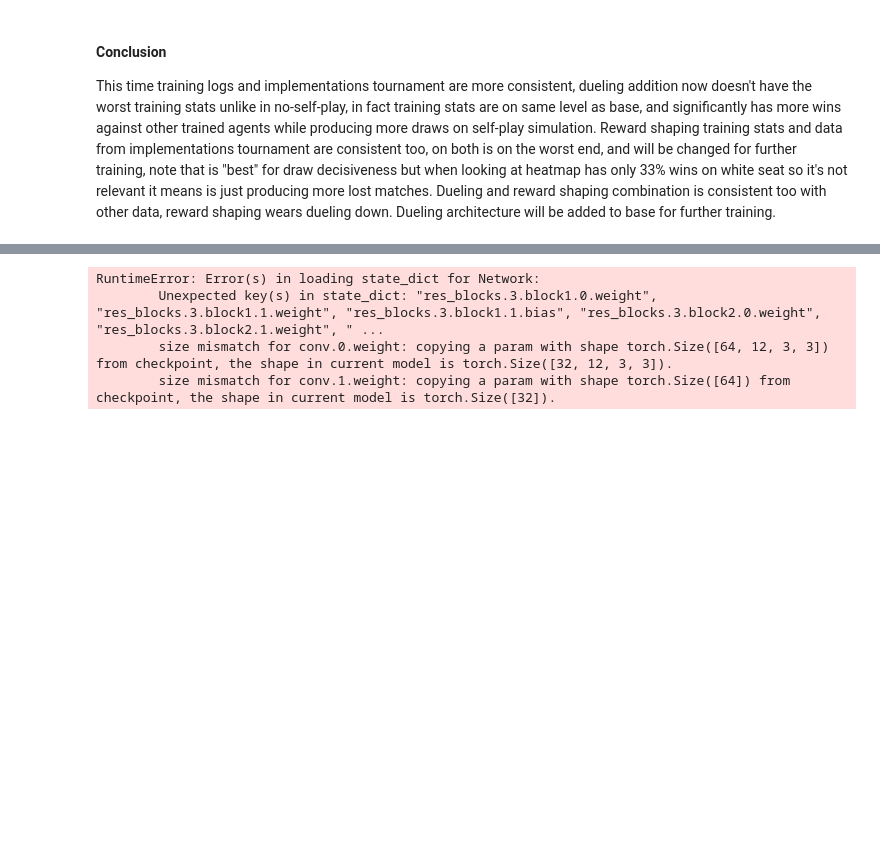
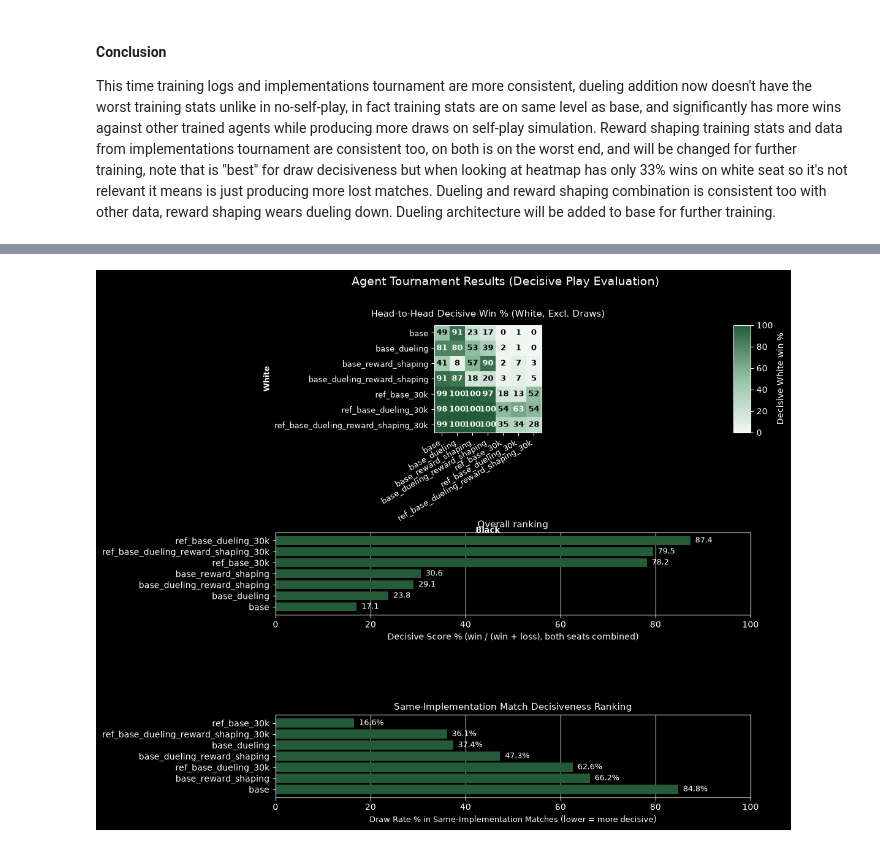
Before and after one commit to print-Aleksandar/ABS_SQaT_Grenight, a Jupyter notebook: src/API&Environment&Agent/agent/analytics/verS1.ipynb, the cells around one changed output, grey strips where cells are left out. Drawn from its saved outputs; the diff is of its cells as text; code cells hidden in the pictures; blank space fills up the shorter version.

```diff
--- a/src/API&Environment&Agent/agent/analytics/verS1.ipynb
+++ b/src/API&Environment&Agent/agent/analytics/verS1.ipynb
@@ -190,66 +414,70 @@ This time training logs and implementations tournament are more consistent, duel
 # %%
 env = GrenightEnvironment(is_canonical_version=True)
 
-num_planes = env.state_encoder.num_planes
-num_actions = env.action_encoder.num_actions
-
 Base = GrenightAgent(
     True, True, False, True,
-    12, ROWS, COLUMNS, num_actions
+    12, ROWS, COLUMNS, 420
 )
 load_checkpoint(Base, "S110110", 10_000)
 
 BaseDueling = GrenightAgent(
     True, True, True, True,
-    12, ROWS, COLUMNS, num_actions
+    12, ROWS, COLUMNS, 420
 )
 load_checkpoint(BaseDueling, "S111110", 10_000)
 
 BaseRewardShaping = GrenightAgent(
     True, True, False, True,
-    12, ROWS, COLUMNS, num_actions
+    12, ROWS, COLUMNS, 420
 )
 load_checkpoint(BaseRewardShaping, "S110111", 10_000)
 
 BaseDuelingRewardShaping = GrenightAgent(
     True, True, True, True,
-    12, ROWS, COLUMNS, num_actions
+    12, ROWS, COLUMNS, 420
 )
 load_checkpoint(BaseDuelingRewardShaping, "S111111", 10_000)
 
-re = GrenightAgent(
+ref_base_30k = GrenightAgent(
+    True, True, False, True,
+    10, ROWS, COLUMNS, 420
+)
+load_checkpoint(ref_base_30k, "S110110R", 30_000)
+
+ref_base_dueling_30k = GrenightAgent(
     True, True, True, True,
-    10, ROWS, COLUMNS, num_actions
+    10, ROWS, COLUMNS, 420
 )
-load_checkpoint(Refactored, "S111111R", 10_000)
+load_checkpoint(ref_base_dueling_30k, "S111110R", 30_000)
+
+ref_base_dueling_reward_shaping_30k = GrenightAgent(
+    True, True, True, True,
+    10, ROWS, COLUMNS, 420
+)
+load_checkpoint(ref_base_dueling_reward_shaping_30k, "S111111R", 30_000)
 
 agents_dict = {
     "base": Base,
     "base_dueling": BaseDueling,
     "base_reward_shaping": BaseRewardShaping,
     "base_dueling_reward_shaping": BaseDuelingRewardShaping,
-    "ref": Refactored
+    "ref_base_30k": ref_base_30k,
+    "ref_base_dueling_30k" : ref_base_dueling_30k,
+    "ref_base_dueling_reward_shaping_30k" : ref_base_dueling_reward_shaping_30k
 }
-# %% [output]
-RuntimeError: Error(s) in loading state_dict for Network:
-        Unexpected key(s) in state_dict: "res_blocks.3.block1.0.weight", "res_blocks.3.block1.1.weight", "res_blocks.3.block1.1.bias", "res_blocks.3.block2.0.weight", "res_blocks.3.block2.1.weight", " ...
-        size mismatch for conv.0.weight: copying a param with shape torch.Size([64, 12, 3, 3]) from checkpoint, the shape in current model is torch.Size([32, 12, 3, 3]).
-        size mismatch for conv.1.weight: copying a param with shape torch.Size([64]) from checkpoint, the shape in current model is torch.Size([32]).
 # %%
-raw_logs = []
++raw_logs = []
 for white_name, white_agent in agents_dict.items():
     for black_name, black_agent in agents_dict.items():
-        if white_name == "ref":
+        if white_name[0:3] == "ref":
             is_left_legacy=False
         else:
             is_left_legacy=True
-            print(white_name)
 
-        if black_name == "ref":
+        if black_name[0:3] == "ref":
             is_right_legacy=False
         else:
             is_right_legacy=True
-            print(black_name)
 
         match_result = test_agents(
             white_agent, black_agent, white_name, black_name,
@@ -276,30 +504,32 @@ gs = fig.add_gridspec(
 )
 
 ax_main = fig.add_subplot(gs[0, 0])
 ax_cbar = fig.add_subplot(gs[0, 1])
 ax_rank = fig.add_subplot(gs[1, :])
 ax_same_impl = fig.add_subplot(gs[2, :])
 
 im1 = plot_heatmap(
     ax_main,
     matrix,
     "Head-to-Head Decisive Win % (White, Excl. Draws)",
     {k: k for k in agents_dict.keys()}
 )
 
 plot_ranking(
     ax_rank,
     scores,
     {k: k for k in agents_dict.keys()}
 )
 
 plot_same_impl_draw_ranking(
     ax_same_impl,
     same_impl_scores,
     {k: k for k in agents_dict.keys()}
 )
 
 fig.colorbar(im1, cax=ax_cbar, label="Decisive White win %")
 fig.suptitle("Agent Tournament Results (Decisive Play Evaluation)", fontsize=14, y=0.96)
 
 plt.show()
+# %% [output]
+[figure, added]
```
Also changed, not shown: parts of 7 cells of this notebook, 12 other files.
